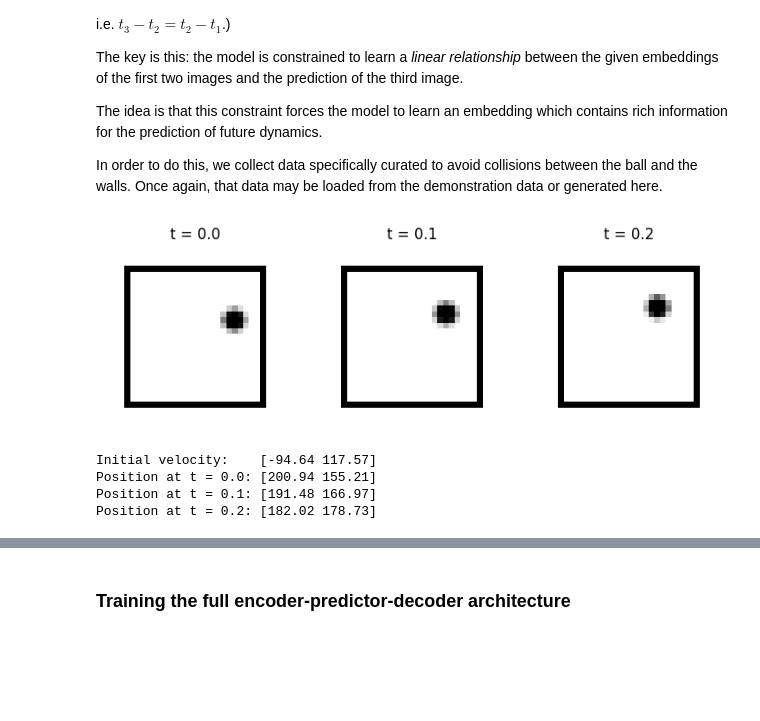
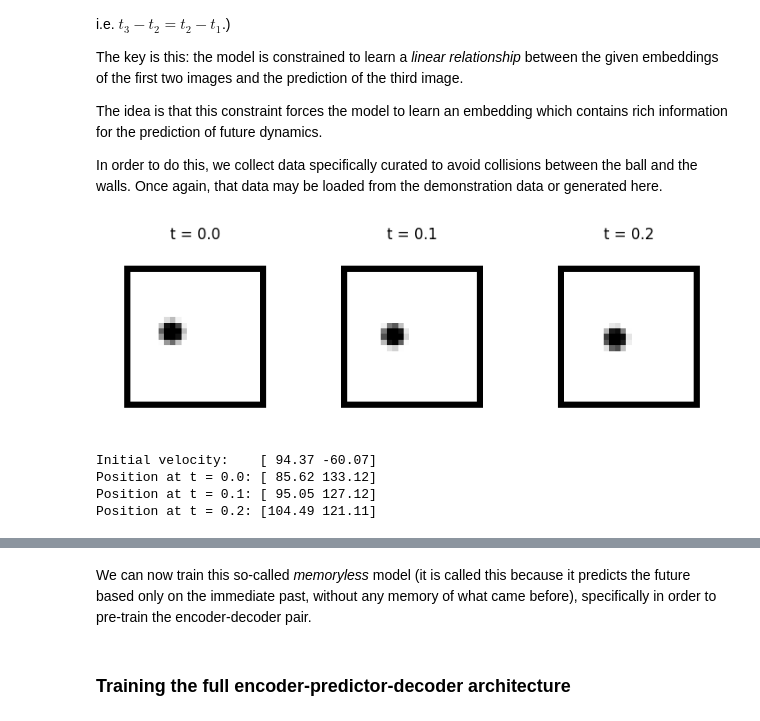
Before and after one commit to aremondtiedrez/pythia, a Jupyter notebook: demo.ipynb, the cells around one changed output, grey strips where cells are left out. Drawn from its saved outputs; the diff is of its cells as text; code cells hidden in the pictures; blank space fills up the shorter version.

Commit message:
Demo notebook: incorporated the memoryless model.

```diff
--- a/demo.ipynb
+++ b/demo.ipynb
@@ -150,18 +130,23 @@ snapshot_timesteps, positions, velocities, images = pythia.data_generation.gener
 # %%
 # This collision-less data can be inspected and animated as before.
 
 # Inspection
-index = 0
+index = 9999
 pythia.visualization.inspect_sample(index, snapshot_timesteps, positions, velocities, images, display_walls=True)
 
 # Animation
-sample = images[0]
+sample = images[index]
 animation = pythia.visualization.create_animation(sample, display_walls=True)
 HTML(animation.to_jshtml())
 # %% [output]
-[figure, old version]
+[figure, new version]
-Initial velocity:    [-94.64 117.57]
-Position at t = 0.0: [200.94 155.21]
-Position at t = 0.1: [191.48 166.97]
-Position at t = 0.2: [182.02 178.73]
+Initial velocity:    [ 94.37 -60.07]
+Position at t = 0.0: [ 85.62 133.12]
+Position at t = 0.1: [ 95.05 127.12]
+Position at t = 0.2: [104.49 121.11]
 [interactive output not drawn]
+# %% [markdown]
+We can now train this so-called *memoryless* model
+(it is called this because it predicts the future based only
+on the immediate past, without any memory of what came before),
+specifically in order to pre-train the encoder-decoder pair.
```
Also changed, not shown: parts of 6 cells of this notebook.
